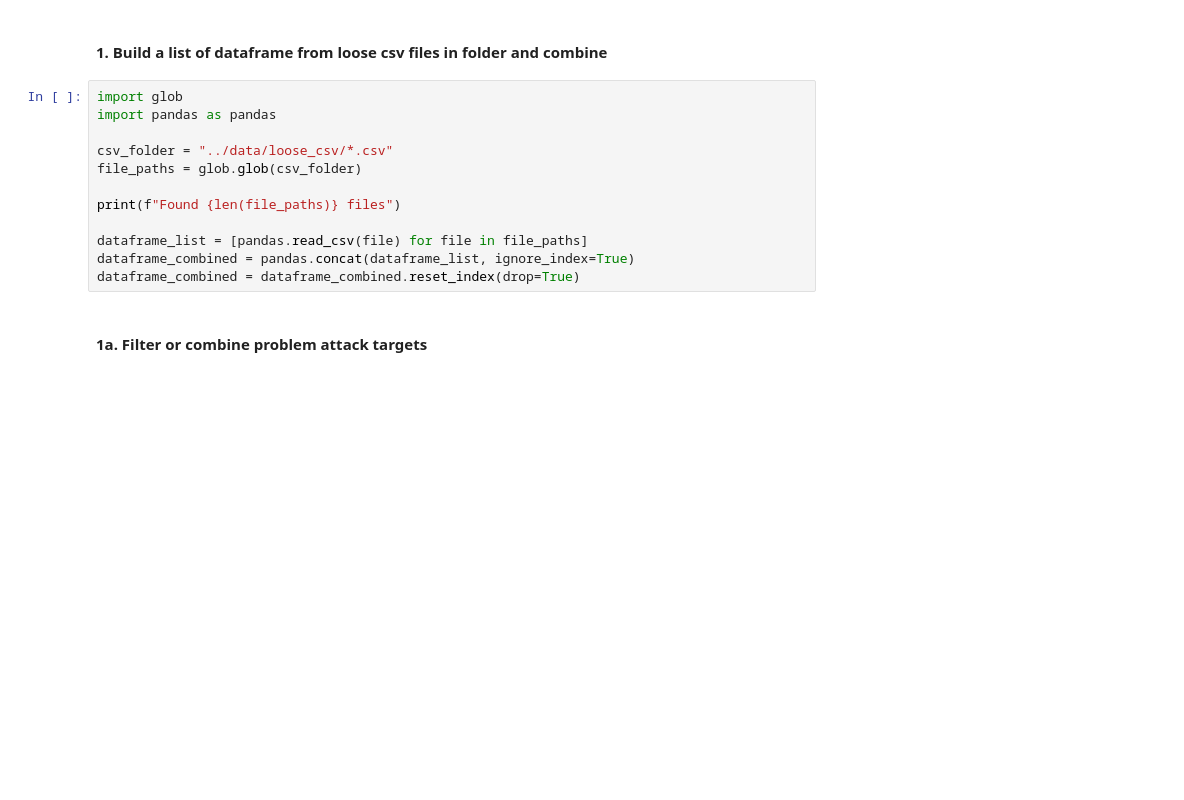
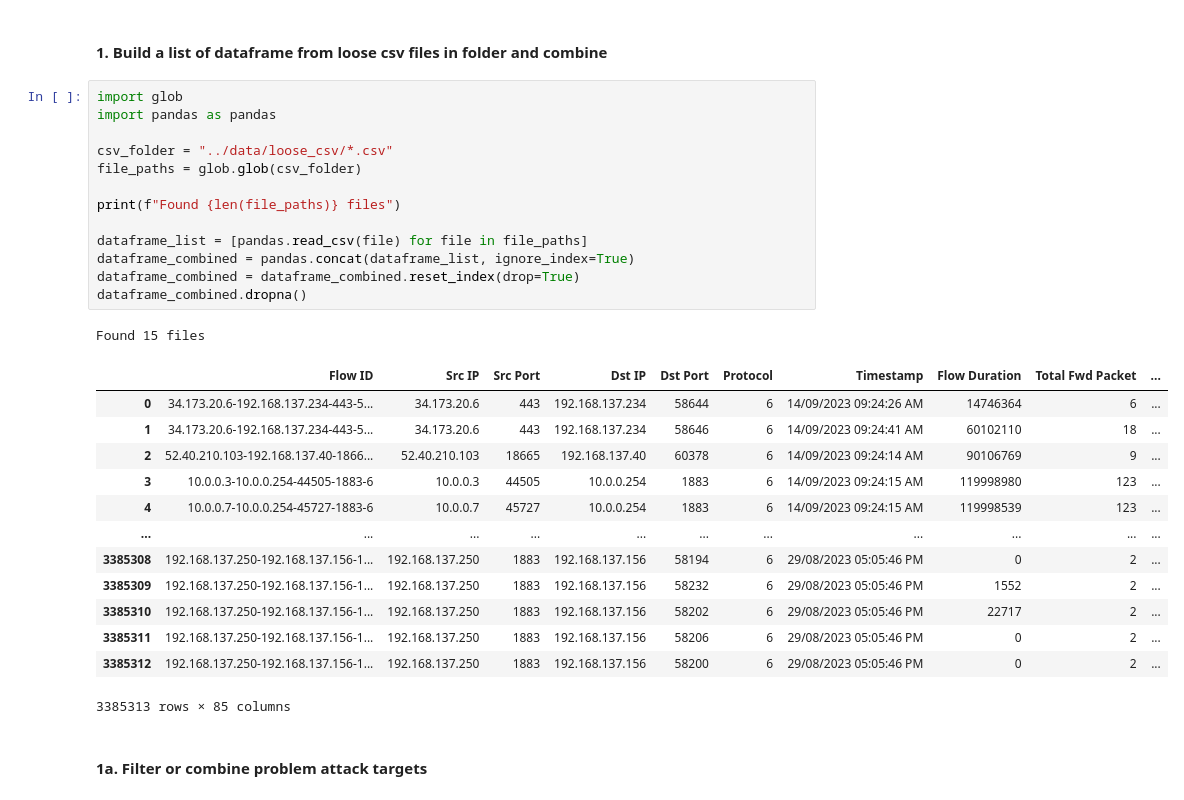
Before and after one commit to Highlighter56/NetworkTrafficClassifier, a Jupyter notebook: notebooks/svm_scikit_csv.ipynb, the cells around one changed output. Cells and saved outputs as stored; diff of their text form; blank space fills up the shorter version.

```diff
--- a/notebooks/svm_scikit_csv.ipynb
+++ b/notebooks/svm_scikit_csv.ipynb
@@ -3,15 +3,31 @@
 # %%
 import glob
 import pandas as pandas
 
 csv_folder = "../data/loose_csv/*.csv"
 file_paths = glob.glob(csv_folder)
 
 print(f"Found {len(file_paths)} files")
 
 dataframe_list = [pandas.read_csv(file) for file in file_paths]
 dataframe_combined = pandas.concat(dataframe_list, ignore_index=True)
 dataframe_combined = dataframe_combined.reset_index(drop=True)
+dataframe_combined.dropna()
+# %% [output]
+Found 15 files
+|  | Flow ID | Src IP | Src Port | Dst IP | Dst Port | Protocol | Timestamp | Flow Duration | Total Fwd Packet | ... |
+| 0 | 34.173.20.6-192.168.137.234-443-5... | 34.173.20.6 | 443 | 192.168.137.234 | 58644 | 6 | 14/09/2023 09:24:26 AM | 14746364 | 6 | ... |
+| 1 | 34.173.20.6-192.168.137.234-443-5... | 34.173.20.6 | 443 | 192.168.137.234 | 58646 | 6 | 14/09/2023 09:24:41 AM | 60102110 | 18 | ... |
+| 2 | 52.40.210.103-192.168.137.40-1866... | 52.40.210.103 | 18665 | 192.168.137.40 | 60378 | 6 | 14/09/2023 09:24:14 AM | 90106769 | 9 | ... |
+| 3 | 10.0.0.3-10.0.0.254-44505-1883-6 | 10.0.0.3 | 44505 | 10.0.0.254 | 1883 | 6 | 14/09/2023 09:24:15 AM | 119998980 | 123 | ... |
+| 4 | 10.0.0.7-10.0.0.254-45727-1883-6 | 10.0.0.7 | 45727 | 10.0.0.254 | 1883 | 6 | 14/09/2023 09:24:15 AM | 119998539 | 123 | ... |
+| ... | ... | ... | ... | ... | ... | ... | ... | ... | ... | ... |
+| 3385308 | 192.168.137.250-192.168.137.156-1... | 192.168.137.250 | 1883 | 192.168.137.156 | 58194 | 6 | 29/08/2023 05:05:46 PM | 0 | 2 | ... |
+| 3385309 | 192.168.137.250-192.168.137.156-1... | 192.168.137.250 | 1883 | 192.168.137.156 | 58232 | 6 | 29/08/2023 05:05:46 PM | 1552 | 2 | ... |
+| 3385310 | 192.168.137.250-192.168.137.156-1... | 192.168.137.250 | 1883 | 192.168.137.156 | 58202 | 6 | 29/08/2023 05:05:46 PM | 22717 | 2 | ... |
+| 3385311 | 192.168.137.250-192.168.137.156-1... | 192.168.137.250 | 1883 | 192.168.137.156 | 58206 | 6 | 29/08/2023 05:05:46 PM | 0 | 2 | ... |
+| 3385312 | 192.168.137.250-192.168.137.156-1... | 192.168.137.250 | 1883 | 192.168.137.156 | 58200 | 6 | 29/08/2023 05:05:46 PM | 0 | 2 | ... |
+3385313 rows × 85 columns
 # %% [markdown]
 #### 1a. Filter or combine problem attack targets
 # %%
```
Also changed, not shown: parts of 9 cells of this notebook, 1 other file.
